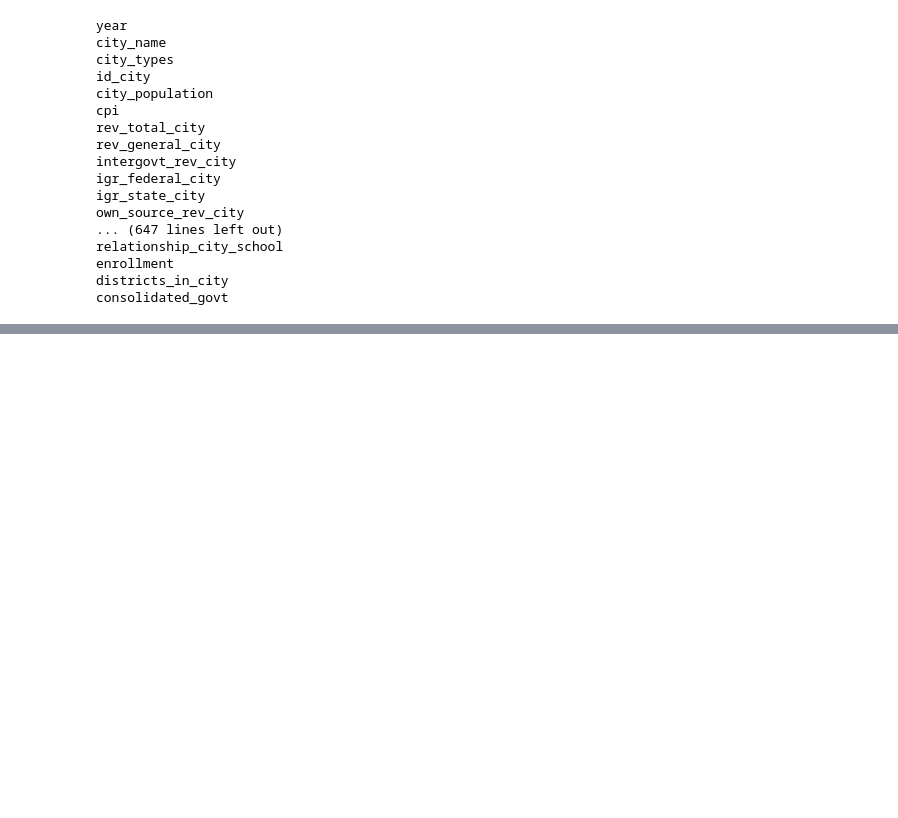
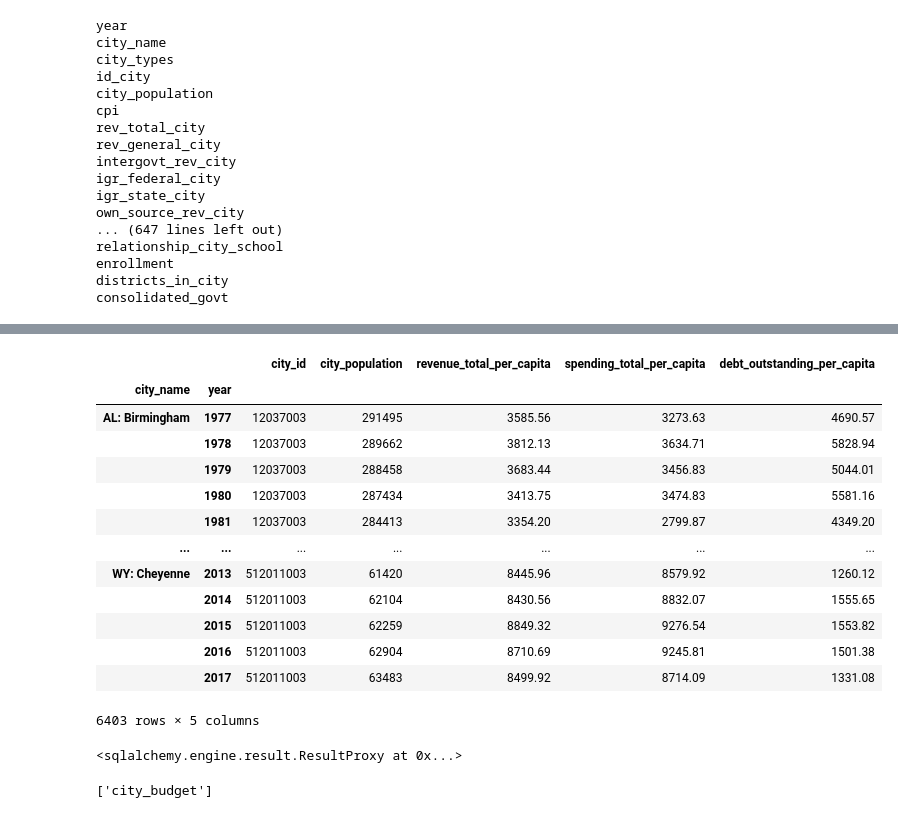
Before and after one commit to cjengleson/Project-1.5-Repo, a Jupyter notebook: police-violence-racial-equity - Derek.ipynb, the cells around one changed output, grey strips where cells are left out. Drawn from its saved outputs; the diff is of its cells as text; code cells hidden in the pictures; blank space fills up the shorter version.

```diff
--- a/police-violence-racial-equity - kaggle.ipynb
+++ b/police-violence-racial-equity - Derek.ipynb
@@ -86,0 +117,18 @@ consolidated_govt
+# %%
+df2 = df1.set_index(["city_name", "year"])
+df2
+# %% [output]
+|  |  | city_id | city_population | revenue_total_per_capita | spending_total_per_capita | debt_outstanding_per_capita |
+| city_name | year |  |  |  |  |  |
+| AL: Birmingham | 1977 | 12037003 | 291495 | 3585.56 | 3273.63 | 4690.57 |
+|  | 1978 | 12037003 | 289662 | 3812.13 | 3634.71 | 5828.94 |
+|  | 1979 | 12037003 | 288458 | 3683.44 | 3456.83 | 5044.01 |
+|  | 1980 | 12037003 | 287434 | 3413.75 | 3474.83 | 5581.16 |
+|  | 1981 | 12037003 | 284413 | 3354.20 | 2799.87 | 4349.20 |
+| ... | ... | ... | ... | ... | ... | ... |
+| WY: Cheyenne | 2013 | 512011003 | 61420 | 8445.96 | 8579.92 | 1260.12 |
+|  | 2014 | 512011003 | 62104 | 8430.56 | 8832.07 | 1555.65 |
+|  | 2015 | 512011003 | 62259 | 8849.32 | 9276.54 | 1553.82 |
+|  | 2016 | 512011003 | 62904 | 8710.69 | 9245.81 | 1501.38 |
+|  | 2017 | 512011003 | 63483 | 8499.92 | 8714.09 | 1331.08 |
+6403 rows × 5 columns
@@ -86,0 +141,10 @@ consolidated_govt
+# %%
+session.execute("Create Table city_budget(city_name VARCHAR, year int,city_id int,city_population int,revenue_total_per_capita float,spending_total_per_capita float,debt_outstanding_per_capita float);")
+# %% [output]
+<sqlalchemy.engine.result.ResultProxy at 0x...>
+# %%
+# Use the Inspector to explore the database and print the table names
+inspector = inspect(engine)
+inspector.get_table_names()
+# %% [output]
+['city_budget']
```
Also changed, not shown: parts of 9 cells of this notebook, 1 other file.
